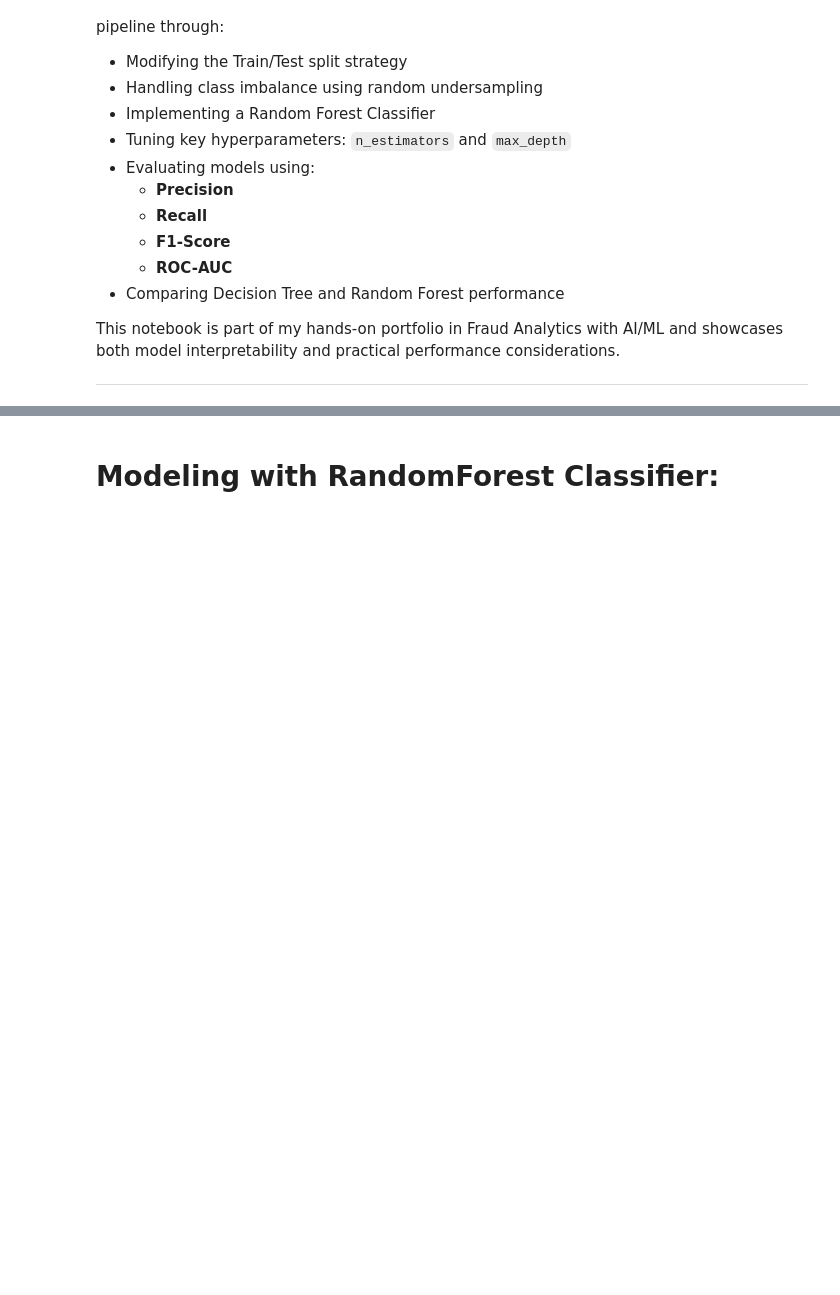
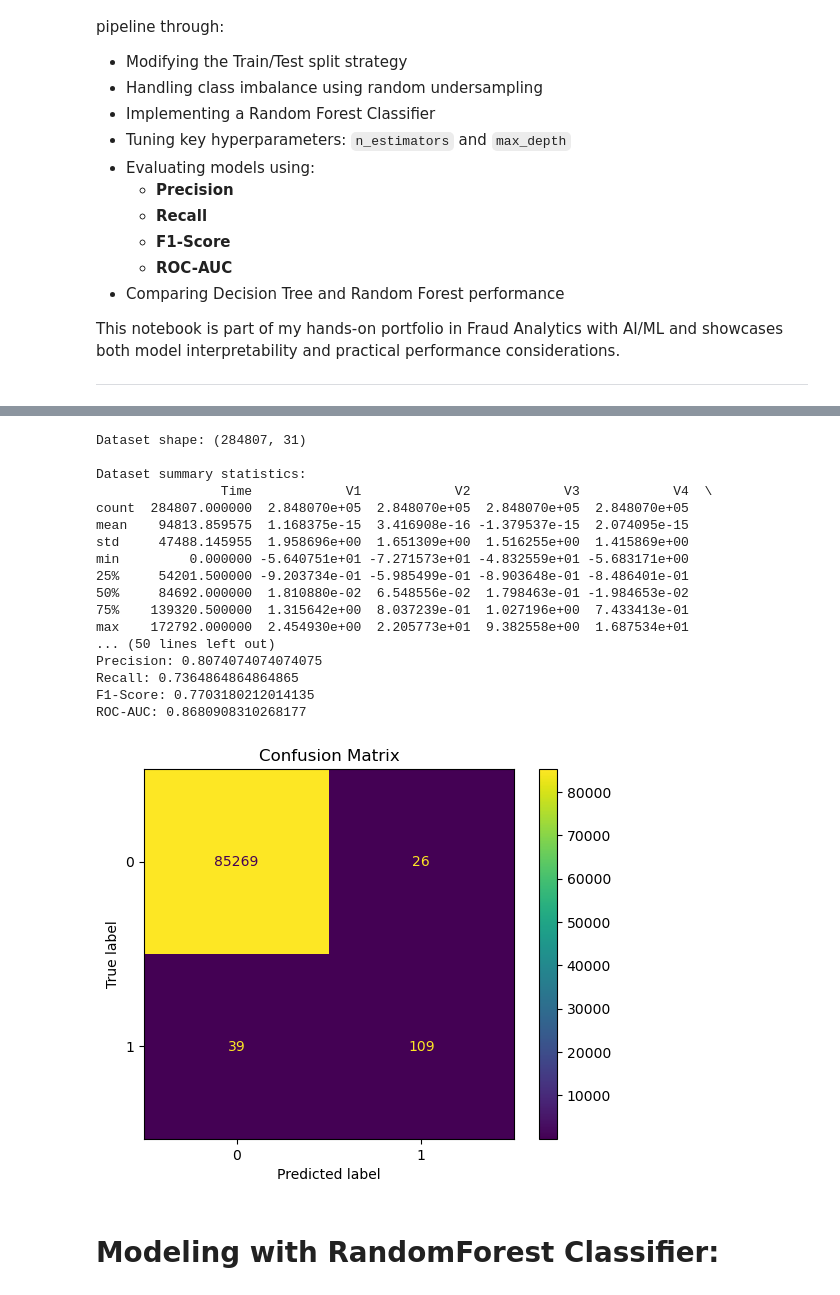
Before and after one commit to RP-333/Fraud-Analytics-with-AI-ML, a Jupyter notebook: transaction-fraud-detection/FraudDetection_Modeling.ipynb, the cells around one changed output, grey strips where cells are left out. Saved outputs shown, nothing was run; the diff lists cells and outputs as text; code cells hidden in the pictures; blank space fills up the shorter version.

```diff
--- a/transaction-fraud-detection/FraudDetection_Modeling.ipynb
+++ b/transaction-fraud-detection/FraudDetection_Modeling.ipynb
@@ -79,3 +26,72 @@ plt.show()
+# %%
+# 2. Library Imports
+import pandas as pd
+import numpy as np
+import matplotlib.pyplot as plt
+import seaborn as sns
+from sklearn.model_selection import train_test_split
+from sklearn.tree import DecisionTreeClassifier
+from sklearn.metrics import precision_score, recall_score, f1_score, roc_auc_score, confusion_matrix, ConfusionMatrixDisplay
+
+# 3. Load the Dataset
+df = pd.read_csv('creditcard.csv')
+
+# Quick look at the data
+print("Dataset shape:", df.shape)
+print("\nDataset summary statistics:")
+print(df.describe())
+
+# Check class distribution
+print("\nClass distribution:")
+print(df['Class'].value_counts(normalize=True))
+
+# 4. Prepare the Data
+# Drop 'Time' feature, use 'Amount' and PCA features
+X = df.drop(['Time', 'Class'], axis=1)
+y = df['Class']
+
+# Train/Test Split
+X_train, X_test, y_train, y_test = train_test_split(
+    X, y, test_size=0.3, random_state=42, stratify=y
+)
+
+# 5. Build a Simple Decision Tree Model
+model = DecisionTreeClassifier(random_state=42)
+model.fit(X_train, y_train)
+
+# 6. Evaluate the Model
+y_pred = model.predict(X_test)
+
+print("\nModel Evaluation Metrics:")
+print("Precision:", precision_score(y_test, y_pred))
+print("Recall:", recall_score(y_test, y_pred))
+print("F1-Score:", f1_score(y_test, y_pred))
+print("ROC-AUC:", roc_auc_score(y_test, y_pred))
+
+# Confusion Matrix
+cm = confusion_matrix(y_test, y_pred)
+ConfusionMatrixDisplay(cm).plot()
+plt.title('Confusion Matrix')
+plt.show()
+# %% [output]
+Dataset shape: (284807, 31)
+
+Dataset summary statistics:
+                Time            V1            V2            V3            V4  \
+count  284807.000000  2.848070e+05  2.848070e+05  2.848070e+05  2.848070e+05
+mean    94813.859575  1.168375e-15  3.416908e-16 -1.379537e-15  2.074095e-15
+std     47488.145955  1.958696e+00  1.651309e+00  1.516255e+00  1.415869e+00
+min         0.000000 -5.640751e+01 -7.271573e+01 -4.832559e+01 -5.683171e+00
+25%     54201.500000 -9.203734e-01 -5.985499e-01 -8.903648e-01 -8.486401e-01
+50%     84692.000000  1.810880e-02  6.548556e-02  1.798463e-01 -1.984653e-02
+75%    139320.500000  1.315642e+00  8.037239e-01  1.027196e+00  7.433413e-01
+max    172792.000000  2.454930e+00  2.205773e+01  9.382558e+00  1.687534e+01
+... (50 lines left out)
+Precision: 0.8074074074074075
+Recall: 0.7364864864864865
+F1-Score: 0.7703180212014135
+ROC-AUC: 0.8680908310268177
+[figure, added]
 # %% [markdown]
 # Modeling with RandomForest Classifier:
 # %%
```
Also changed, not shown: parts of 1 cell of this notebook.
